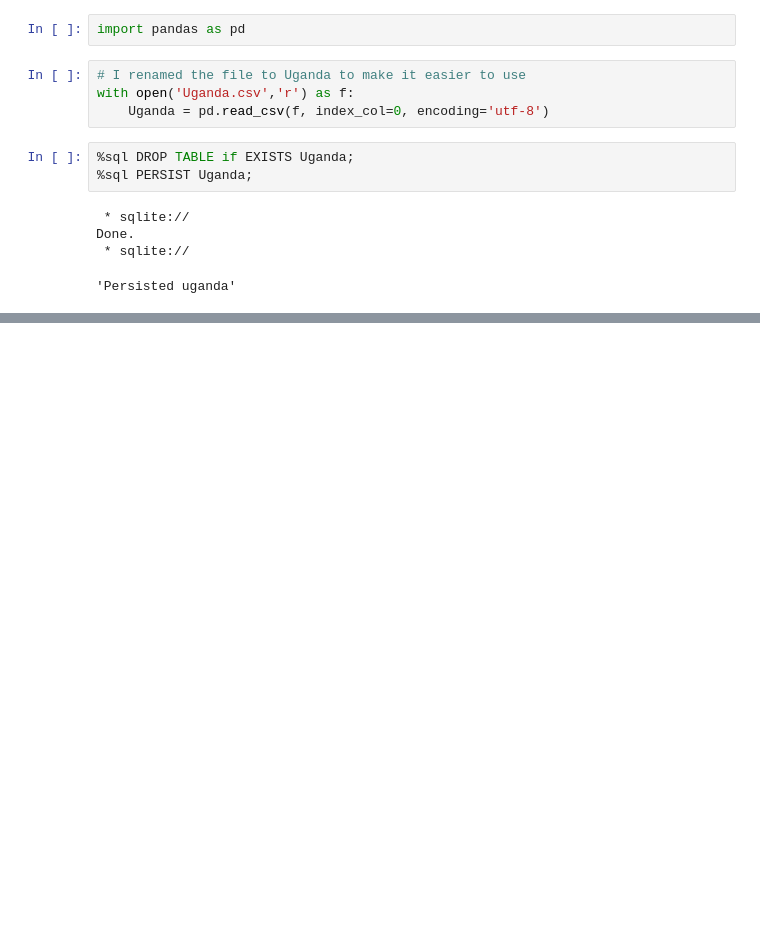
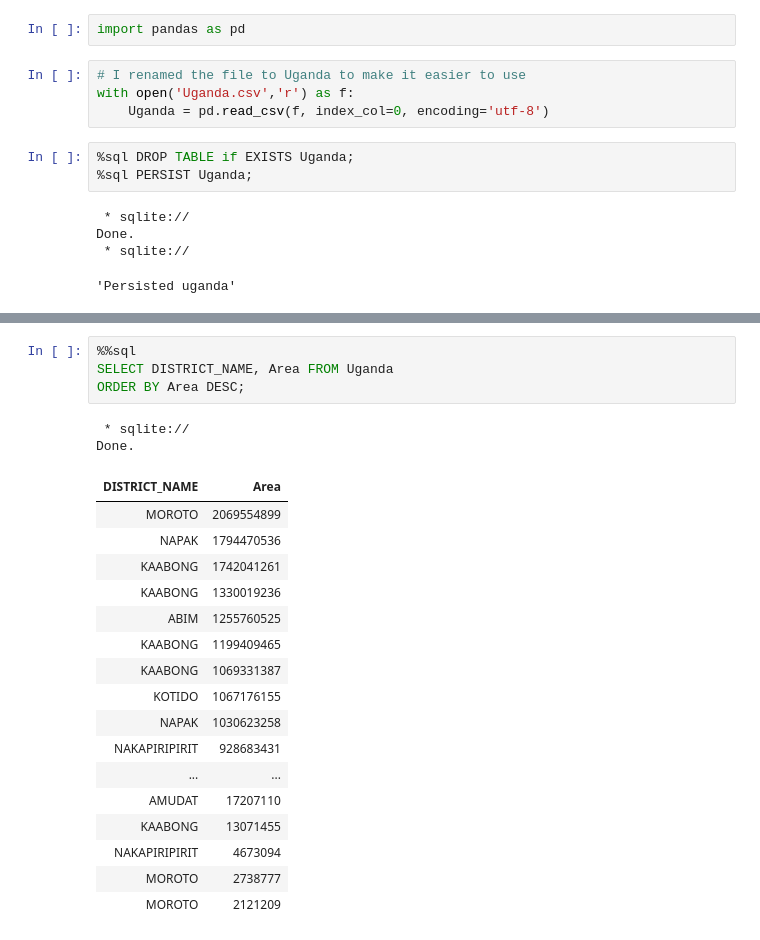
Before and after one commit to gaitang/data_science, a Jupyter notebook: Moringa_Data_Science_Prep_W1_Independent_Project_2019_06_Marvin_Mwenda_SQL_Notebook.ipynb, the cells around one changed output, grey strips where cells are left out. Drawn from its saved outputs; the diff is of its cells as text; blank space fills up the shorter version.

```diff
--- a/Moringa_Data_Science_Prep_W1_Independent_Project_2019_06_Marvin_Mwenda_SQL_Notebook.ipynb
+++ b/Moringa_Data_Science_Prep_W1_Independent_Project_2019_06_Marvin_Mwenda_SQL_Notebook.ipynb
@@ -35,0 +70,24 @@ Done.
+# %%
+%%sql
+SELECT DISTRICT_NAME, Area FROM Uganda
+ORDER BY Area DESC;
+# %% [output]
+ * sqlite://
+Done.
+| DISTRICT_NAME | Area |
+| MOROTO | 2069554899 |
+| NAPAK | 1794470536 |
+| KAABONG | 1742041261 |
+| KAABONG | 1330019236 |
+| ABIM | 1255760525 |
+| KAABONG | 1199409465 |
+| KAABONG | 1069331387 |
+| KOTIDO | 1067176155 |
+| NAPAK | 1030623258 |
+| NAKAPIRIPIRIT | 928683431 |
+| ... | ... |
+| AMUDAT | 17207110 |
+| KAABONG | 13071455 |
+| NAKAPIRIPIRIT | 4673094 |
+| MOROTO | 2738777 |
+| MOROTO | 2121209 |
```
Also changed, not shown: parts of 7 cells of this notebook.
